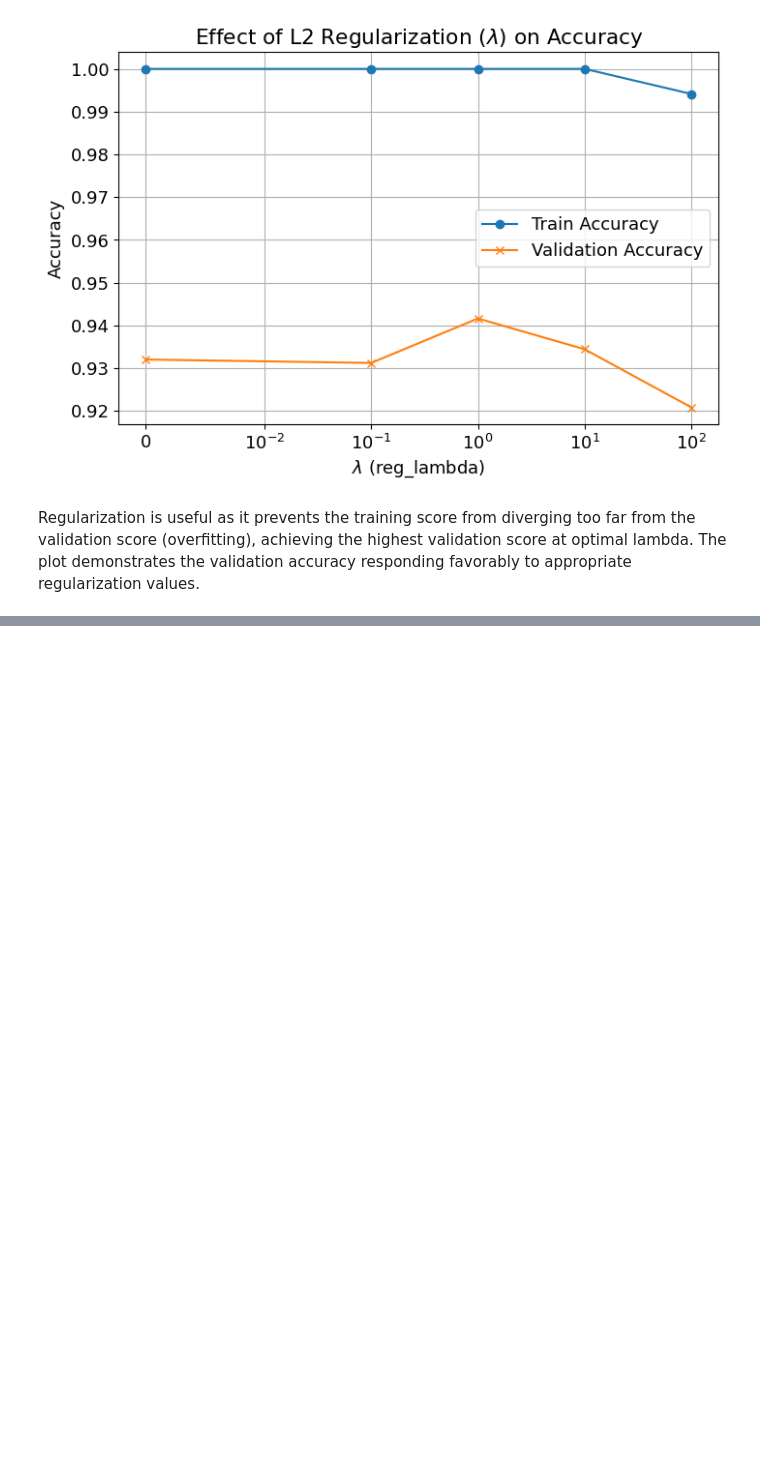
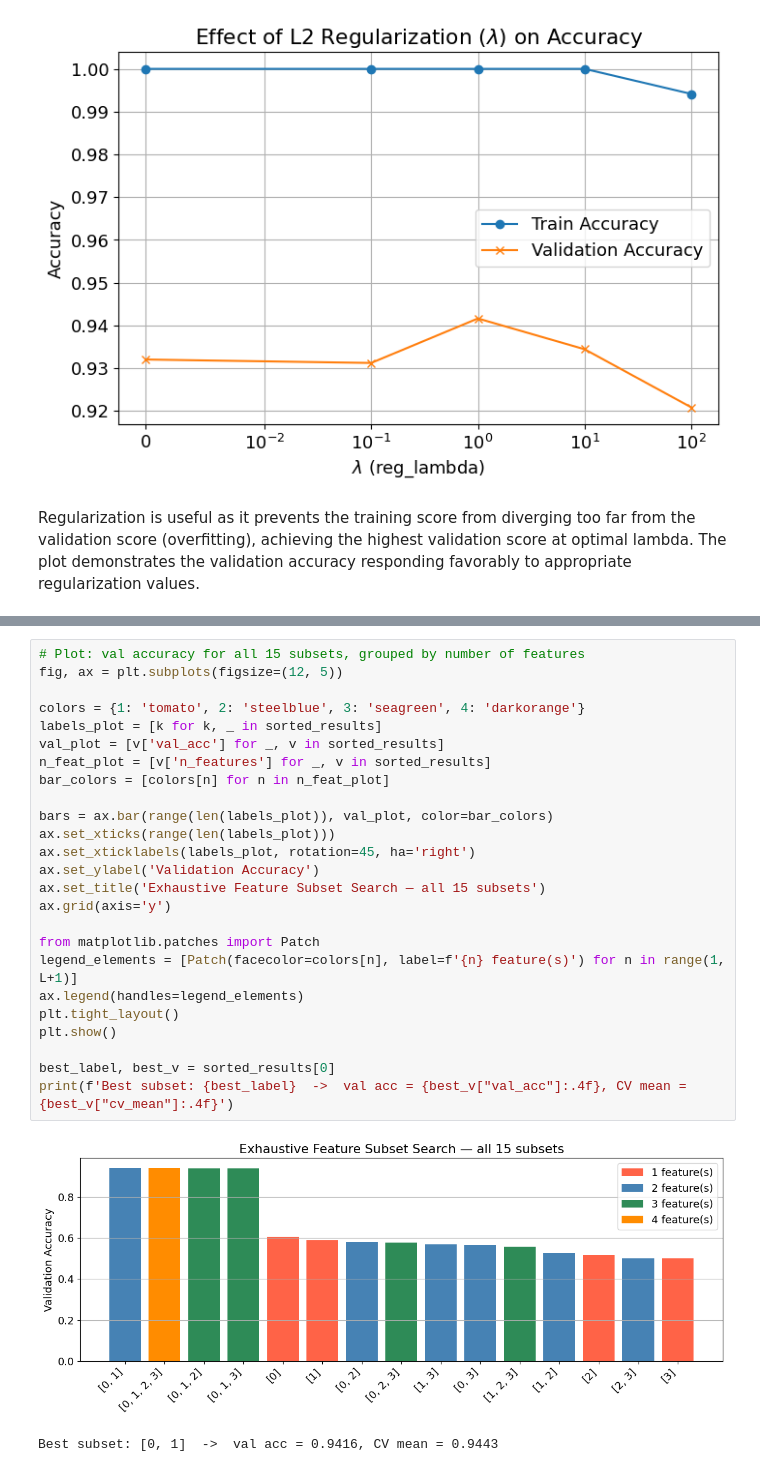
Before and after one commit to NicolaLavarda/LCP_modB, a Jupyter notebook: Combining models/group2601_exercize3.ipynb, the cells around one changed output, grey strips where cells are left out. Drawn from its saved outputs; the diff is of its cells as text; blank space fills up the shorter version.

```diff
--- a/Combining models/group2601_exercize3.ipynb
+++ b/Combining models/group2601_exercize3.ipynb
@@ -99,0 +305,28 @@ Regularization is useful as it prevents the training score from diverging too fa
+# %%
+# Plot: val accuracy for all 15 subsets, grouped by number of features
+fig, ax = plt.subplots(figsize=(12, 5))
+
+colors = {1: 'tomato', 2: 'steelblue', 3: 'seagreen', 4: 'darkorange'}
+labels_plot = [k for k, _ in sorted_results]
+val_plot = [v['val_acc'] for _, v in sorted_results]
+n_feat_plot = [v['n_features'] for _, v in sorted_results]
+bar_colors = [colors[n] for n in n_feat_plot]
+
+bars = ax.bar(range(len(labels_plot)), val_plot, color=bar_colors)
+ax.set_xticks(range(len(labels_plot)))
+ax.set_xticklabels(labels_plot, rotation=45, ha='right')
+ax.set_ylabel('Validation Accuracy')
+ax.set_title('Exhaustive Feature Subset Search — all 15 subsets')
+ax.grid(axis='y')
+
+from matplotlib.patches import Patch
+legend_elements = [Patch(facecolor=colors[n], label=f'{n} feature(s)') for n in range(1, L+1)]
+ax.legend(handles=legend_elements)
+plt.tight_layout()
+plt.show()
+
+best_label, best_v = sorted_results[0]
+print(f'Best subset: {best_label}  ->  val acc = {best_v["val_acc"]:.4f}, CV mean = {best_v["cv_mean"]:.4f}')
+# %% [output]
+[figure, added]
+Best subset: [0, 1]  ->  val acc = 0.9416, CV mean = 0.9443
```
Also changed, not shown: parts of 9 cells of this notebook.
